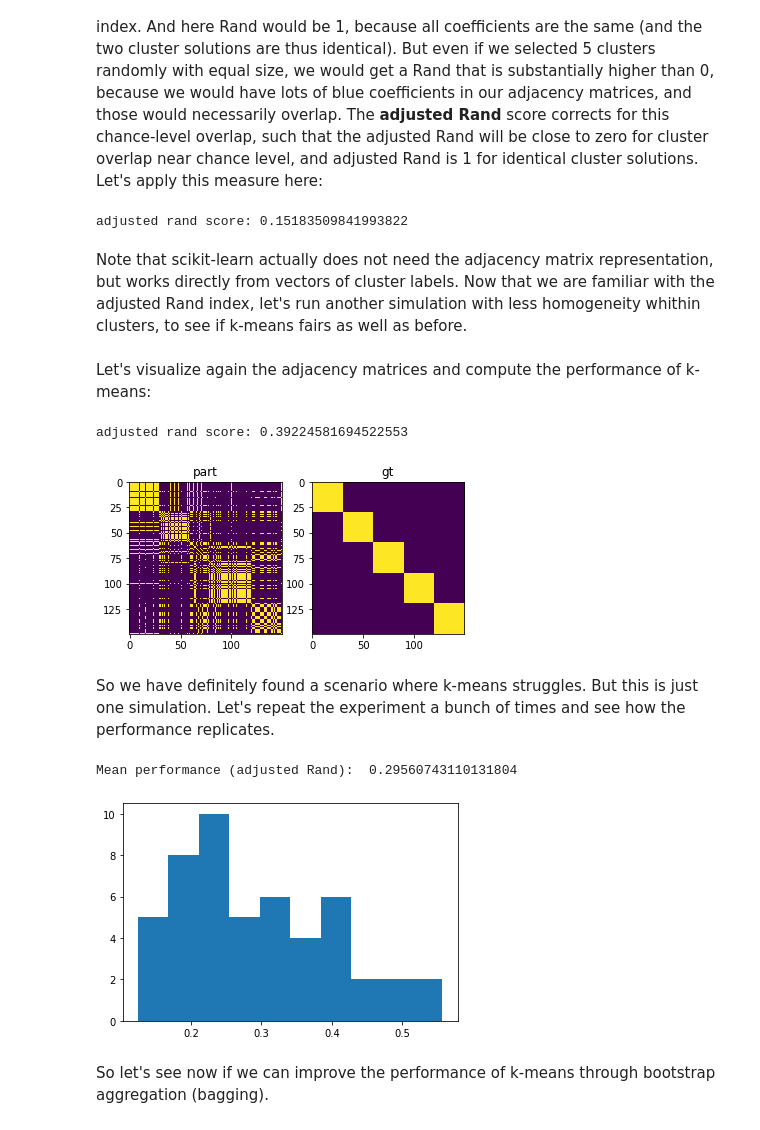
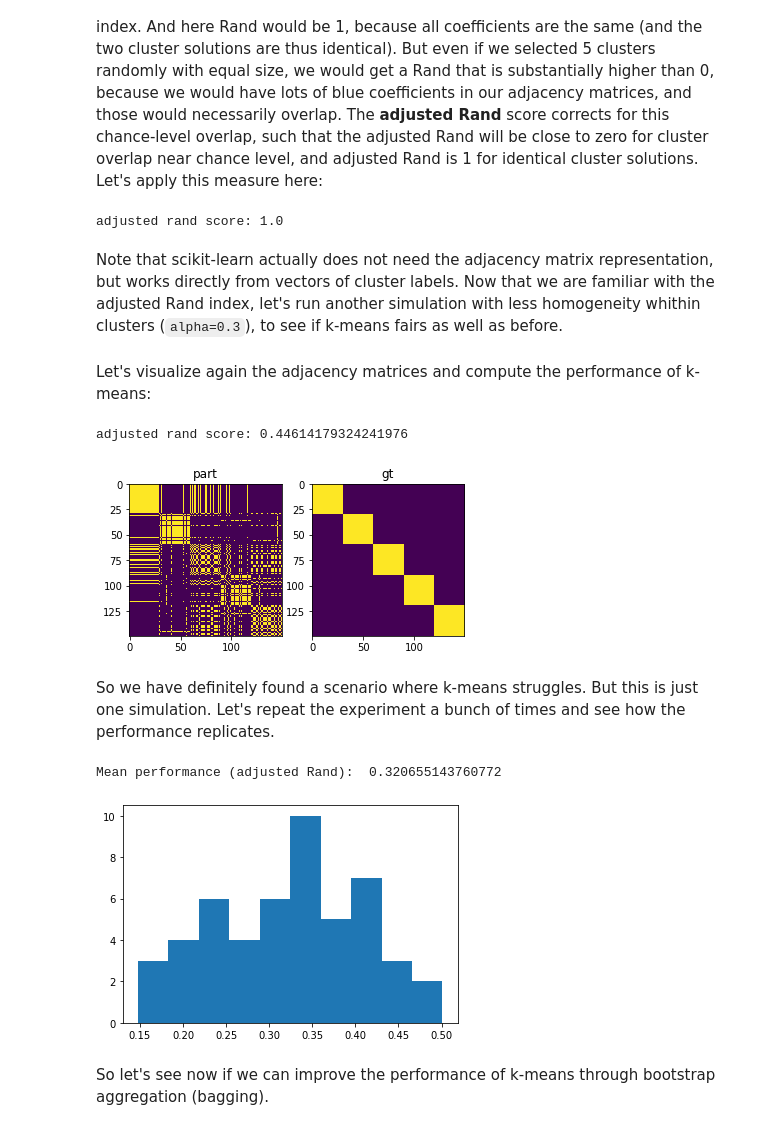
Before and after one commit to SIMEXP/tutorials-basc, a Jupyter notebook: tutorial_basc_principles.ipynb, the cells around one changed output. Saved outputs shown, nothing was run; the diff lists cells and outputs as text; code cells hidden in the pictures.

```diff
--- a/tutorial_basc_principles.ipynb
+++ b/tutorial_basc_principles.ipynb
@@ -20,15 +35,17 @@ Let's start with a function which simulates time series. The following function
 # %%
-def simu_tseries(n_time,n_roi,n_clusters,alpha) :
-    y = np.random.normal(size=[n_roi , n_time])
-    gt = np.zeros(shape=[n_roi,n_clusters.size])
-
-    for ss in range(0,n_clusters.size) :
-        ind = np.linspace(0,n_roi,n_clusters[ss]+1,dtype="int")
-        for cc in range(0, n_clusters[ss]) :
-            cluster = range(ind[cc],ind[cc+1])
-            sig = np.random.normal(size=[1,n_time])
-            y[cluster,:] = y[cluster,:] + alpha * np.repeat(sig,ind[cc+1]-ind[cc],0)
-            gt[cluster,ss] = cc
-    return y , gt
+def simu_tseries(n_time, n_roi, n_clusters, alpha):
+    """ Simulate time series for multiple ROIs.
+        Returns: y (the time series), gt (ground truth partition)
+    """
+    noise = np.random.normal(size=[n_roi , n_time]) # Some Gaussian random noise
+    gt = np.zeros(shape=[n_roi,1]) # Ground truth clusters
+    y = np.zeros(noise.shape) # The final time series
+    ind = np.linspace(0,n_roi,n_clusters+1,dtype="int") # The indices for each cluster
+    for cc in range(0, n_clusters): # for each cluster
+        cluster = range(ind[cc], ind[cc + 1]) # regions for that particular cluster
+        sig = np.random.normal(size=[1, n_time]) # a single signal
+        y[cluster, :] = noise[cluster, :] + alpha * np.repeat(sig, ind[cc + 1] - ind[cc],0) # y = noise + a * signal
+        gt[cluster] = cc # Adding the label for cluster in ground truth
+    return y, gt
 # %% [markdown]
 The simulation uses the following parameters: a small number of time points (300), a small number of regions (150) and 5 clusters of equal size (that would be 30 regions per cluster). The `alpha` parameter is set high for now, so we can clearly see the clusters.
@@ -98,15 +113,15 @@ plt.subplot(1,2,2), plt.imshow(gt_adj), plt.title('gt')
 # %% [markdown]
 So we can see those two representations are identical. If we were to count the proportion of elements in the two matrices that are identical (excluding the diagonal which is always 1), we would get a measure of agreement called the Rand index. And here Rand would be 1, because all coefficients are the same (and the two cluster solutions are thus identical). But even if we selected 5 clusters randomly with equal size, we would get a Rand that is substantially higher than 0, because we would have lots of blue coefficients in our adjacency matrices, and those would necessarily overlap. The **adjusted Rand** score corrects for this chance-level overlap, such that the adjusted Rand will be close to zero for cluster overlap near chance level, and adjusted Rand is 1 for identical cluster solutions. Let's apply this measure here:
 # %%
-perf = mt.adjusted_rand_score(part,gt[:,0])
+perf = metrics.adjusted_rand_score(part,gt[:,0])
 print("adjusted rand score:",perf)
 # %% [output]
-adjusted rand score: 0.15183509841993822
+adjusted rand score: 1.0
 # %% [markdown]
-Note that scikit-learn actually does not need the adjacency matrix representation, but works directly from vectors of cluster labels. Now that we are familiar with the adjusted Rand index, let's run another simulation with less homogeneity whithin clusters, to see if k-means fairs as well as before.
+Note that scikit-learn actually does not need the adjacency matrix representation, but works directly from vectors of cluster labels. Now that we are familiar with the adjusted Rand index, let's run another simulation with less homogeneity whithin clusters (`alpha=0.3`), to see if k-means fairs as well as before.
 # %%
-y , gt = simu_tseries(n_time=100, n_roi=150 , n_clusters=np.array([5]) , alpha=0.3 )
-cent , part , inert  = cl.k_means(y,n_clusters=5,init="random",max_iter=30)
+y, gt = simu_tseries(n_time=100, n_roi=150, n_clusters=5, alpha=0.3)
+cent, part, inert  = cluster.k_means(y, n_clusters=5, init="random", max_iter=30)
 # %% [markdown]
 Let's visualize again the adjacency matrices and compute the performance of k-means:
 # %%
@@ -114,25 +129,25 @@ part_adj = part2adj(part)
 plt.subplot(1,2,1), plt.imshow(part_adj), plt.title('part')
 gt_adj = part2adj(gt)
 plt.subplot(1,2,2), plt.imshow(gt_adj), plt.title('gt')
-perf = mt.adjusted_rand_score(part,gt[:,0])
+perf = metrics.adjusted_rand_score(part,gt[:,0])
 print("adjusted rand score:",perf)
 # %% [output]
-adjusted rand score: 0.39224581694522553
+adjusted rand score: 0.44614179324241976
-[figure, old version]
+[figure, new version]
 # %% [markdown]
 So we have definitely found a scenario where k-means struggles. But this is just one simulation. Let's repeat the experiment a bunch of times and see how the performance replicates.
 # %%
 n_simu = 50
 perf = np.zeros(n_simu)
 for ss in range(0,n_simu) :
-    y, gt = simu_tseries(n_time , n_roi , n_clusters , alpha)
-    cent, part, inert  = cl.k_means(y, n_clusters=5, init="random", max_iter=30)
-    perf[ss] = mt.adjusted_rand_score(part, gt[:,0])
+    y, gt = simu_tseries(n_time=100, n_roi=150, n_clusters=5, alpha=0.3)
+    cent, part, inert  = cluster.k_means(y, n_clusters=5, init="random", max_iter=30)
+    perf[ss] = metrics.adjusted_rand_score(part, gt[:,0])
 plt.hist(perf)
 print("Mean performance (adjusted Rand): ",perf.mean())
 # %% [output]
-Mean performance (adjusted Rand):  0.29560743110131804
+Mean performance (adjusted Rand):  0.320655143760772
-[figure, old version]
+[figure, new version]
 # %% [markdown]
 So let's see now if we can improve the performance of k-means through bootstrap aggregation (bagging).
 # %% [markdown]
```
Also changed, not shown: parts of 43 cells of this notebook, 3 other files.
